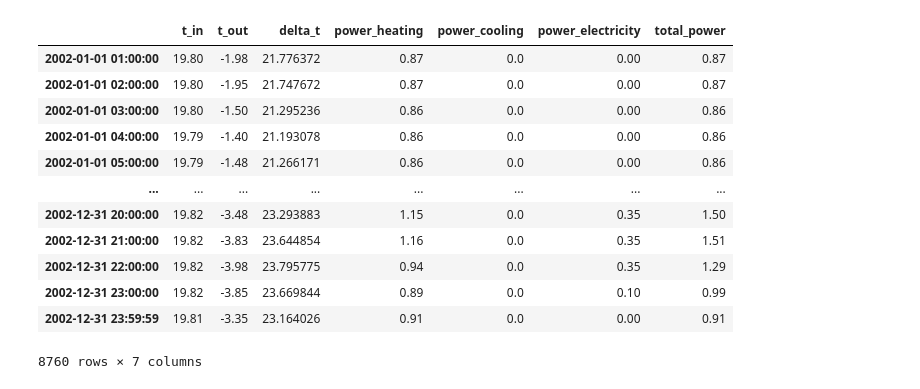
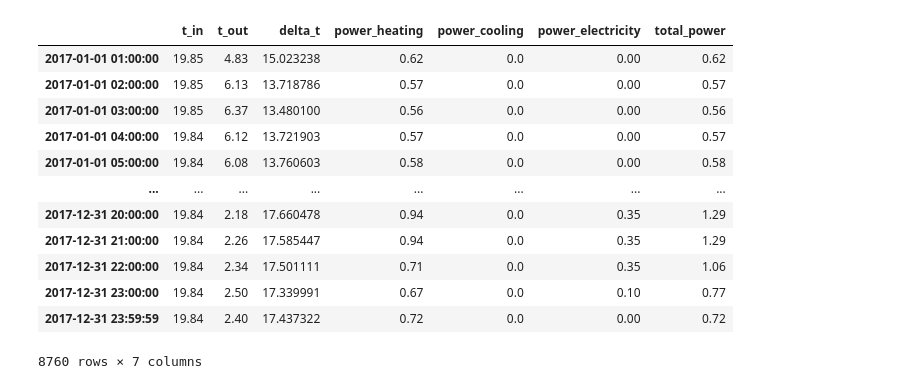
Before and after one commit to Cyrusss-D/ict4building, a Jupyter notebook: EnergySignature/energy_sig_geneva.ipynb, the cells around one changed output. Cells and saved outputs as stored; diff of their text form; code cells hidden in the pictures.

```diff
--- a/EnergySignature/energy_sig_geneva.ipynb
+++ b/EnergySignature/energy_sig_geneva.ipynb
@@ -22,30 +7,30 @@ def plotting(dat,tit):
 # %%
 # importing csv
-data = pd.read_csv('/home/ict4bd/Desktop/ict4building/Simulation/simulation_1Year_2002.csv',sep=',',decimal=',',index_col=0, low_memory=False)
+data = pd.read_csv('sample_data/simulation_1Year.csv',sep=',',decimal=',',index_col=0, low_memory=False)
 cols = data.columns
 for col in cols:
     # converting to float
     data[col] = data[col].astype(float)
 
 time = []
 for i in range(len(data.index)):
     # reading  index
     t = data.index[i]
     timestamp = datetime.strptime(t, "%Y/%m/%d  %H:%M:%S")
     time.append(timestamp)
 data.index = pd.to_datetime(time)
 data
 # %% [output]
 |  | t_in | t_out | delta_t | power_heating | power_cooling | power_electricity | total_power |
-| 2002-01-01 01:00:00 | 19.80 | -1.98 | 21.776372 | 0.87 | 0.0 | 0.00 | 0.87 |
-| 2002-01-01 02:00:00 | 19.80 | -1.95 | 21.747672 | 0.87 | 0.0 | 0.00 | 0.87 |
-| 2002-01-01 03:00:00 | 19.80 | -1.50 | 21.295236 | 0.86 | 0.0 | 0.00 | 0.86 |
-| 2002-01-01 04:00:00 | 19.79 | -1.40 | 21.193078 | 0.86 | 0.0 | 0.00 | 0.86 |
-| 2002-01-01 05:00:00 | 19.79 | -1.48 | 21.266171 | 0.86 | 0.0 | 0.00 | 0.86 |
+| 2017-01-01 01:00:00 | 19.85 | 4.83 | 15.023238 | 0.62 | 0.0 | 0.00 | 0.62 |
+| 2017-01-01 02:00:00 | 19.85 | 6.13 | 13.718786 | 0.57 | 0.0 | 0.00 | 0.57 |
+| 2017-01-01 03:00:00 | 19.85 | 6.37 | 13.480100 | 0.56 | 0.0 | 0.00 | 0.56 |
+| 2017-01-01 04:00:00 | 19.84 | 6.12 | 13.721903 | 0.57 | 0.0 | 0.00 | 0.57 |
+| 2017-01-01 05:00:00 | 19.84 | 6.08 | 13.760603 | 0.58 | 0.0 | 0.00 | 0.58 |
 | ... | ... | ... | ... | ... | ... | ... | ... |
-| 2002-12-31 20:00:00 | 19.82 | -3.48 | 23.293883 | 1.15 | 0.0 | 0.35 | 1.50 |
-| 2002-12-31 21:00:00 | 19.82 | -3.83 | 23.644854 | 1.16 | 0.0 | 0.35 | 1.51 |
-| 2002-12-31 22:00:00 | 19.82 | -3.98 | 23.795775 | 0.94 | 0.0 | 0.35 | 1.29 |
-| 2002-12-31 23:00:00 | 19.82 | -3.85 | 23.669844 | 0.89 | 0.0 | 0.10 | 0.99 |
-| 2002-12-31 23:59:59 | 19.81 | -3.35 | 23.164026 | 0.91 | 0.0 | 0.00 | 0.91 |
+| 2017-12-31 20:00:00 | 19.84 | 2.18 | 17.660478 | 0.94 | 0.0 | 0.35 | 1.29 |
+| 2017-12-31 21:00:00 | 19.84 | 2.26 | 17.585447 | 0.94 | 0.0 | 0.35 | 1.29 |
+| 2017-12-31 22:00:00 | 19.84 | 2.34 | 17.501111 | 0.71 | 0.0 | 0.35 | 1.06 |
+| 2017-12-31 23:00:00 | 19.84 | 2.50 | 17.339991 | 0.67 | 0.0 | 0.10 | 0.77 |
+| 2017-12-31 23:59:59 | 19.84 | 2.40 | 17.437322 | 0.72 | 0.0 | 0.00 | 0.72 |
 8760 rows × 7 columns
```
Also changed, not shown: parts of 7 cells of this notebook.
